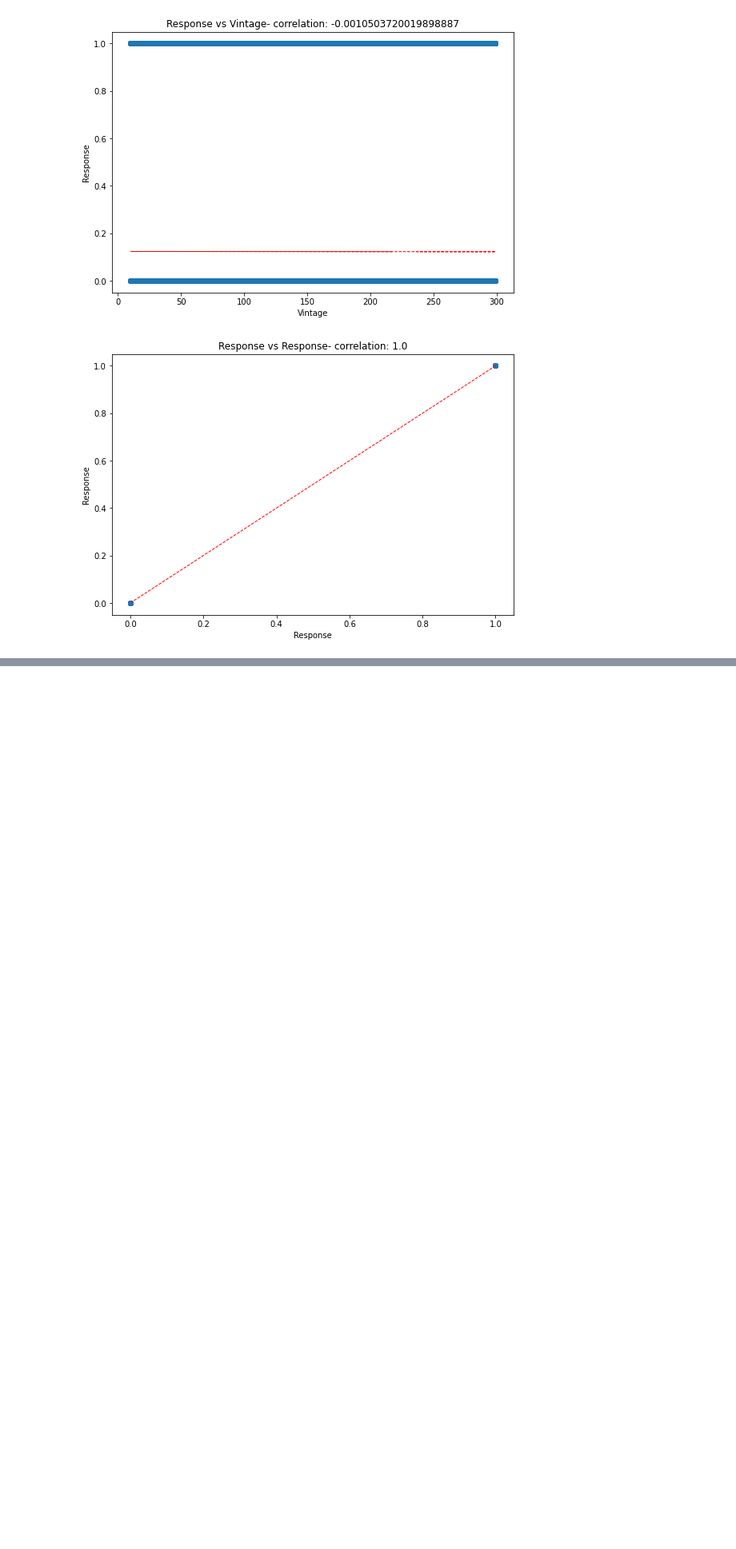
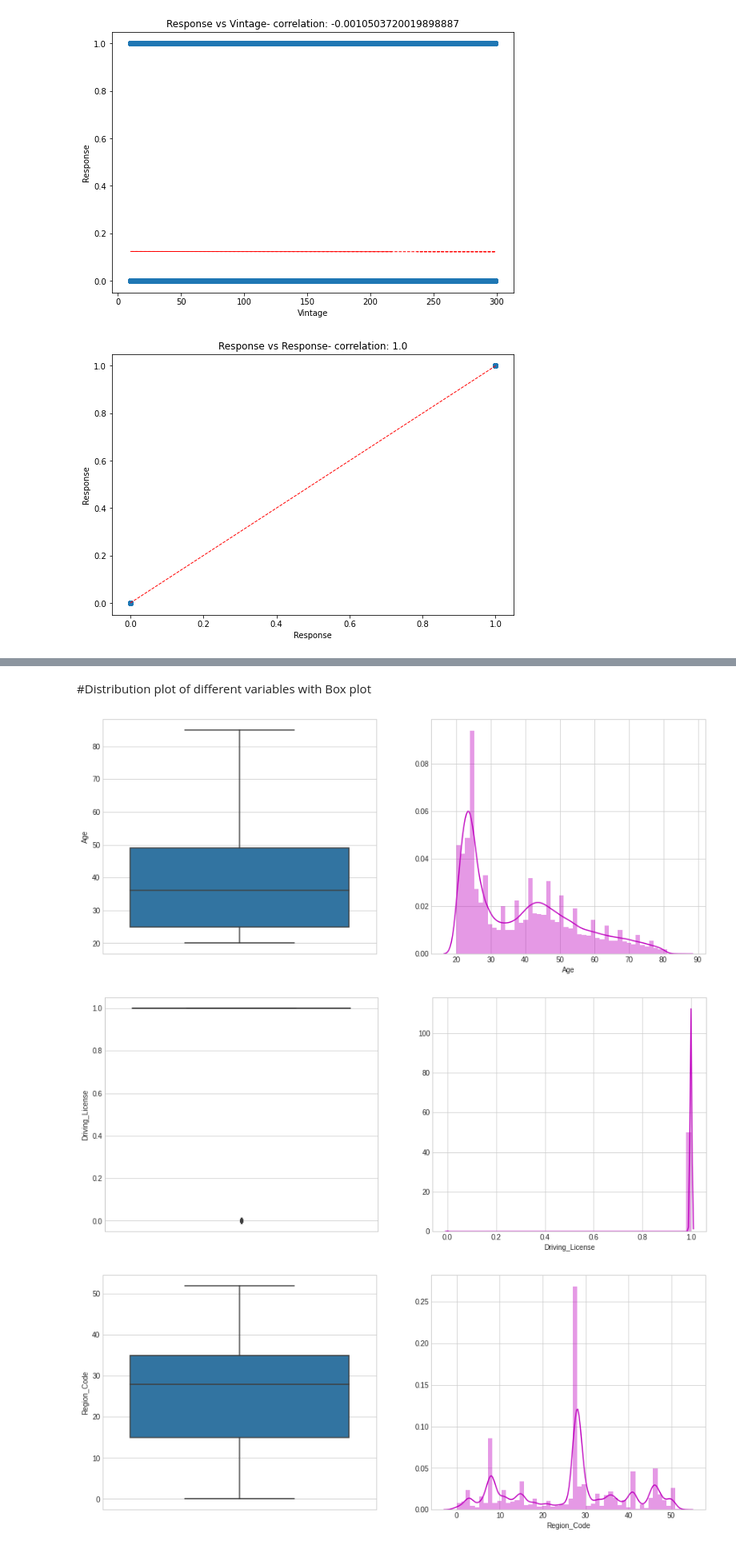
Before and after one commit to HONAJIPHAD/HEALTH-INSURANCE-CROSS-SELL-PREDICTION, a Jupyter notebook: HEALTH_INSURANCE_CROSS_SELL_PREDICTION.ipynb, the cells around one changed output, grey strips where cells are left out. Shown at 80% size. Saved outputs shown, nothing was run; the diff lists cells and outputs as text; code cells hidden in the pictures; blank space fills up the shorter version.

```diff
--- a/HEALTH_INSURANCE_CROSS_SELL_PREDICTION.ipynb
+++ b/HEALTH_INSURANCE_CROSS_SELL_PREDICTION.ipynb
@@ -263,0 +315,20 @@ plt.show()
+# %% [markdown]
+#Distribution plot of different variables with Box plot
+# %%
+for var in numerical_columns:
+    plt.figure(figsize=(15,6))
+    plt.subplot(1, 2, 1)
+    fig = sns.boxplot(y=df[var])
+    fig.set_title('')
+    fig.set_ylabel(var)
+
+    plt.subplot(1, 2, 2)
+    fig = sns.distplot(df[var].dropna(),color="m")
+    fig.set_ylabel('')
+    fig.set_xlabel(var)
+
+    plt.show()
+# %% [output]
+[figure, added]
+[figure, added]
+[figure, added]
```
Also changed, not shown: parts of 9 cells of this notebook.
